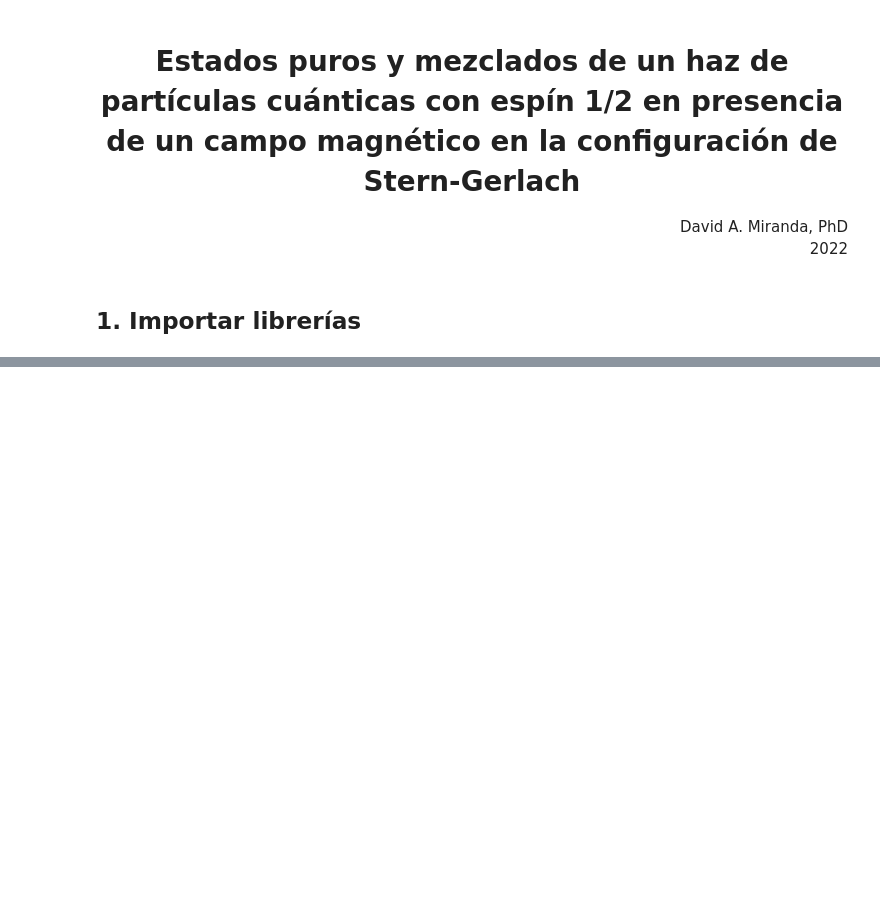
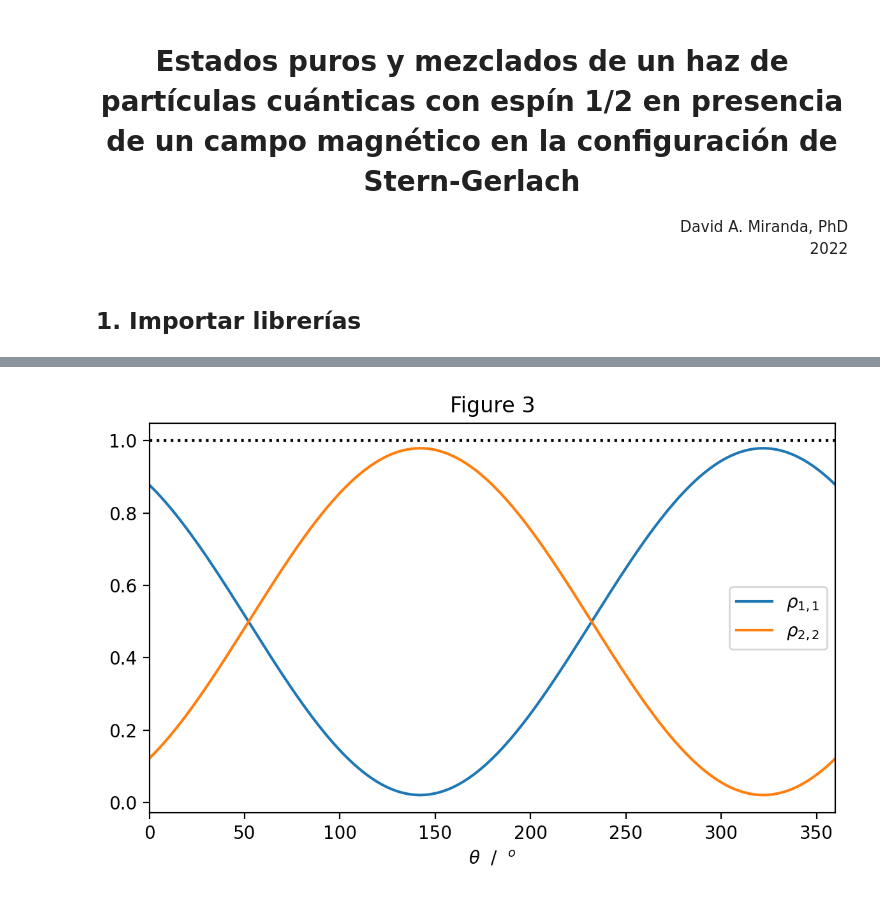
Before and after one commit to davidalejandromiranda/StatisticalPhysics, a Jupyter notebook: notebooks/es_SternGerlach_EstadosPurosYMezclados.ipynb, the cells around one changed output, grey strips where cells are left out. Saved outputs shown, nothing was run; the diff lists cells and outputs as text; code cells hidden in the pictures; blank space fills up the shorter version.

```diff
--- a/notebooks/es_SternGerlach_EstadosPurosYMezclados.ipynb
+++ b/notebooks/es_SternGerlach_EstadosPurosYMezclados.ipynb
@@ -23,0 +95,12 @@ Sea un haz de partículas cuánticas con espín 1/2 que pasa a través de un cam
+# %%
+def plot_rho(θ, ρ_11, ρ_22, fig_num, dpi=200):
+    plt.figure(dpi=dpi)
+    θmax = max(180*θ/np.pi)
+    plt.plot(180*θ/np.pi, ρ_11, label=r'$\rho_{1,1}$')
+    plt.plot(180*θ/np.pi, ρ_22, label=r'$\rho_{2,2}$')
+    plt.hlines(1, 0, θmax, linestyles='dotted', color='k')
+    plt.xlim(0, θmax)
+    plt.legend()
+    plt.xlabel(r'$\theta$  /  $^o$' )
+    _ = plt.title('Figure %d' % (fig_num))
+    plt.gcf().tight_layout()
@@ -23,0 +156,27 @@ Sea un haz de partículas cuánticas con espín 1/2 que pasa a través de un cam
+# %%
+θ1 = np.linspace(0, 2*np.pi, 1000)
+δ1 = np.pi / 2
+χ1 = [
+    np.cos(θ1/2),  # Componente del estado | 1/2 >
+    np.exp(1j*δ1)*np.sin(θ1/2)
+ ]
+
+θ2 = θ1 + np.pi/4
+δ2 = np.pi / 3
+χ2 = [
+    np.cos(θ2/2),
+    np.exp(1j*δ2)*np.sin(θ2/2)  # Componente del estado | -1/2 >
+ ]
+
+N1 = 1e6
+N2 = 5e6
+
+W1 = N1 / (N1 + N2)
+W2 = N2 / (N1 + N2)
+
+ρ_11 = W1 * np.abs(χ1[0])**2 + W2 * np.abs(χ2[0])**2
+ρ_22 = W1 * np.abs(χ1[1])**2 + W2 * np.abs(χ2[1])**2
+
+plot_rho(θ1, ρ_11, ρ_22, 3)
+# %% [output]
+[figure, added]
```
Also changed, not shown: parts of 10 cells of this notebook.
